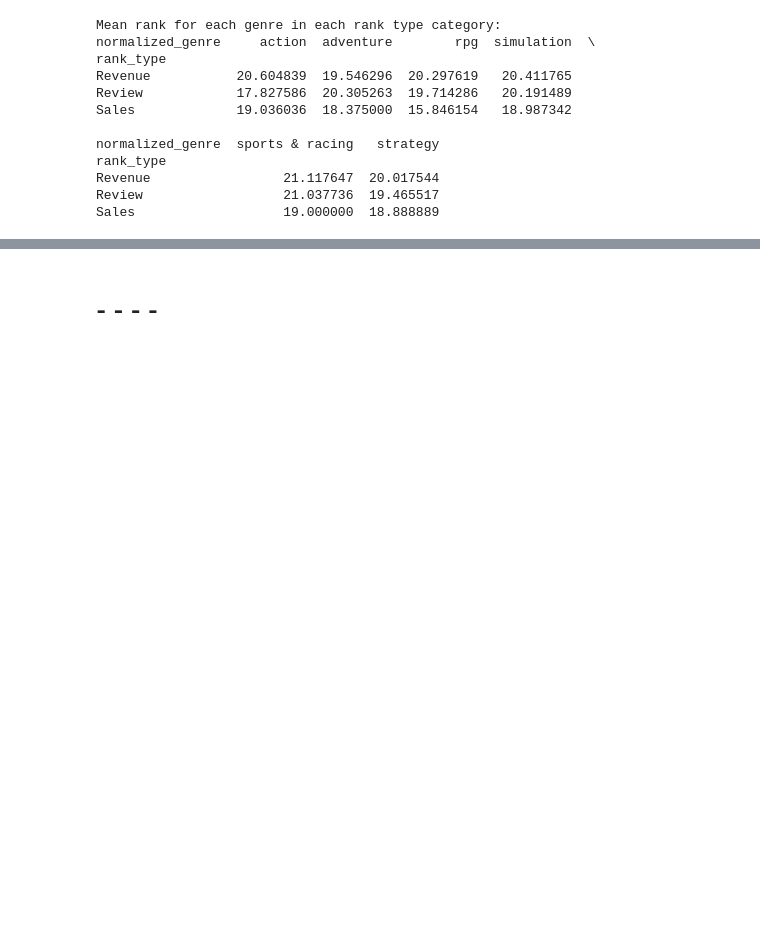
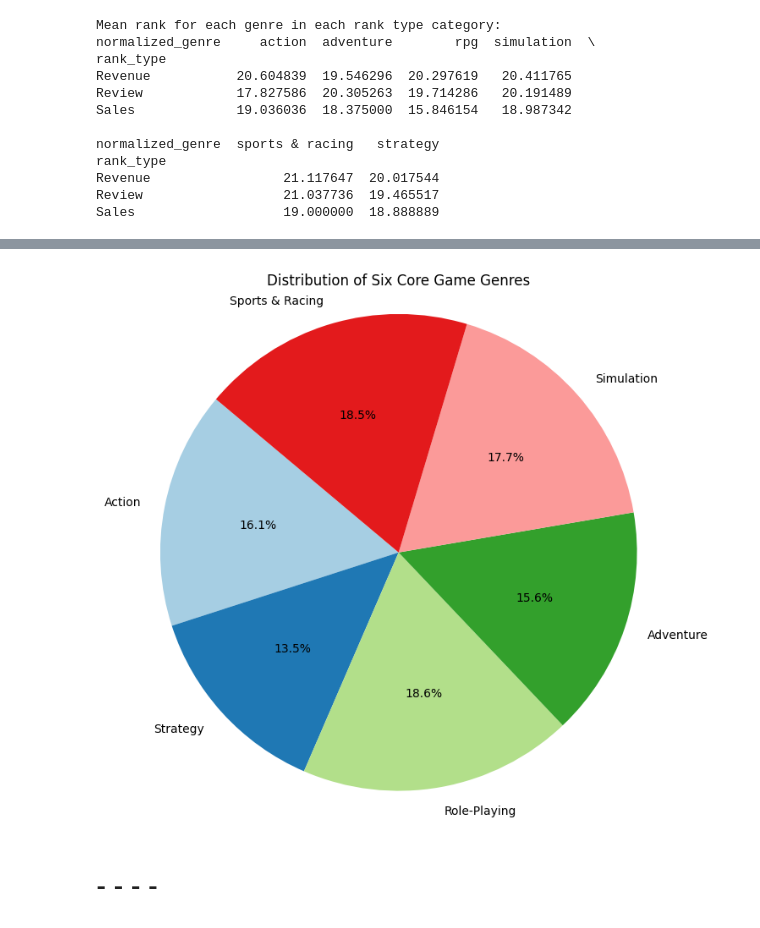
Before and after one commit to OfirBH/Steam_Final_Project, a Jupyter notebook: steam_final_project.ipynb, the cells around one changed output, grey strips where cells are left out. Cells and saved outputs as stored; diff of their text form; code cells hidden in the pictures; blank space fills up the shorter version.

```diff
--- a/steam_final_project.ipynb
+++ b/steam_final_project.ipynb
@@ -1246,3 +1356,20 @@ Index: []
+# %%
+# Pie chart for distribution of six core genres in the dataset
+
+import matplotlib.pyplot as plt
+
+# Count occurrences of each genre (use the main normalized genre column with 6 genres)
+genre_counts = final_df['genre'].value_counts().loc[
+    ['Action', 'Strategy', 'Role-Playing', 'Adventure', 'Simulation', 'Sports & Racing']
+]
+
+plt.figure(figsize=(8, 8))
+plt.pie(genre_counts, labels=genre_counts.index, autopct='%1.1f%%', startangle=140, colors=plt.cm.Paired.colors)
+plt.title('Distribution of Six Core Game Genres')
+plt.axis('equal')
+plt.show()
+# %% [output]
+[figure, added]
 # %% [markdown]
 # -  -  -  -
 # %% [markdown]
```
Also changed, not shown: parts of 8 cells of this notebook.
